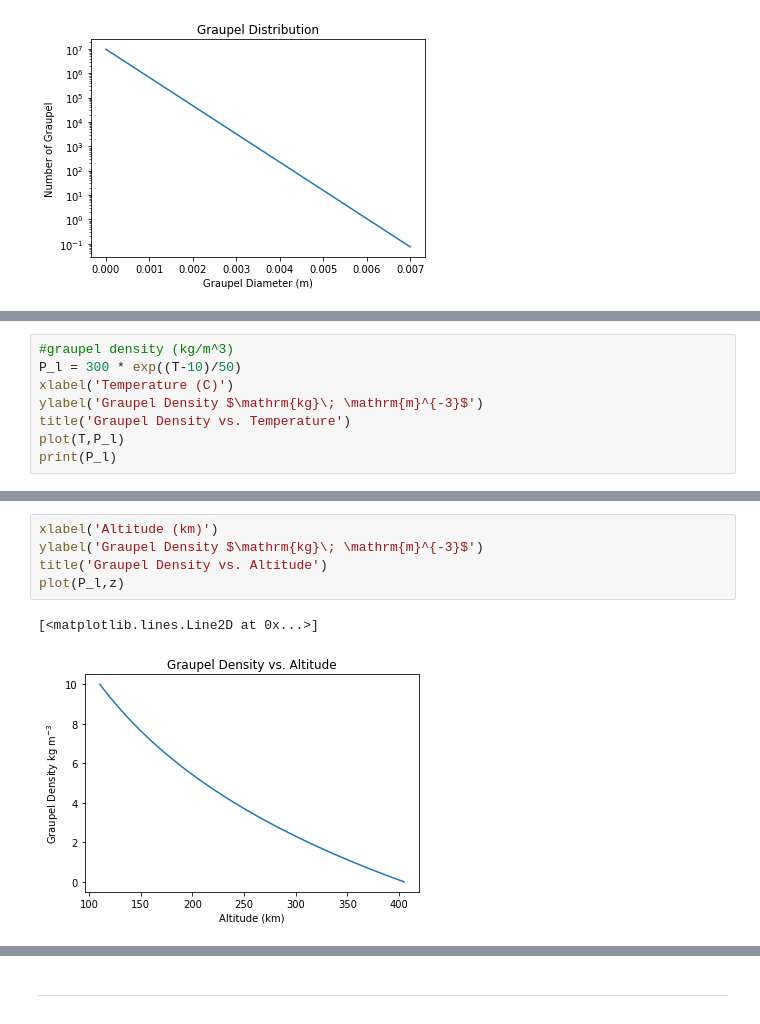
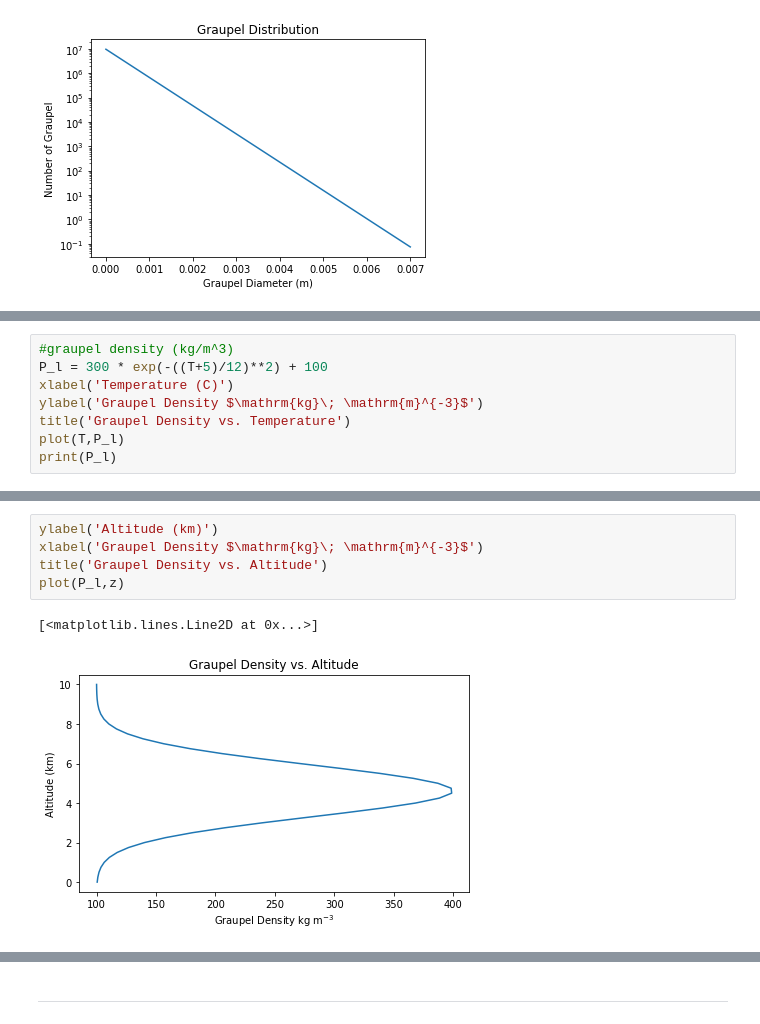
Before and after one commit to mellie-21/summerlightning, a Jupyter notebook: Thunderstorm Model.ipynb, the cells around one changed output, grey strips where cells are left out. Drawn from its saved outputs; the diff is of its cells as text.

Commit message:
graupel/ice concentrations

```diff
--- a/Thunderstorm Model.ipynb
+++ b/Thunderstorm Model.ipynb
@@ -153,6 +162,6 @@ Text(0.5, 1.0, 'Graupel Distribution')
 # %%
 #graupel density (kg/m^3)
-P_l = 300 * exp((T-10)/50)
+P_l = 300 * exp(-((T+5)/12)**2) + 100
 xlabel('Temperature (C)')
 ylabel('Graupel Density $\mathrm{kg}\; \mathrm{m}^{-3}$')
 title('Graupel Density vs. Temperature')
@@ -172,11 +181,11 @@ print(P_l)
 # %%
-xlabel('Altitude (km)')
-ylabel('Graupel Density $\mathrm{kg}\; \mathrm{m}^{-3}$')
+ylabel('Altitude (km)')
+xlabel('Graupel Density $\mathrm{kg}\; \mathrm{m}^{-3}$')
 title('Graupel Density vs. Altitude')
 plot(P_l,z)
 # %% [output]
 [<matplotlib.lines.Line2D at 0x...>]
-[figure, old version]
+[figure, new version]
 # %%
 #the noninductive charge generation equation for graupel & ice
 #all in MKS units
```
Also changed, not shown: parts of 10 cells of this notebook.
